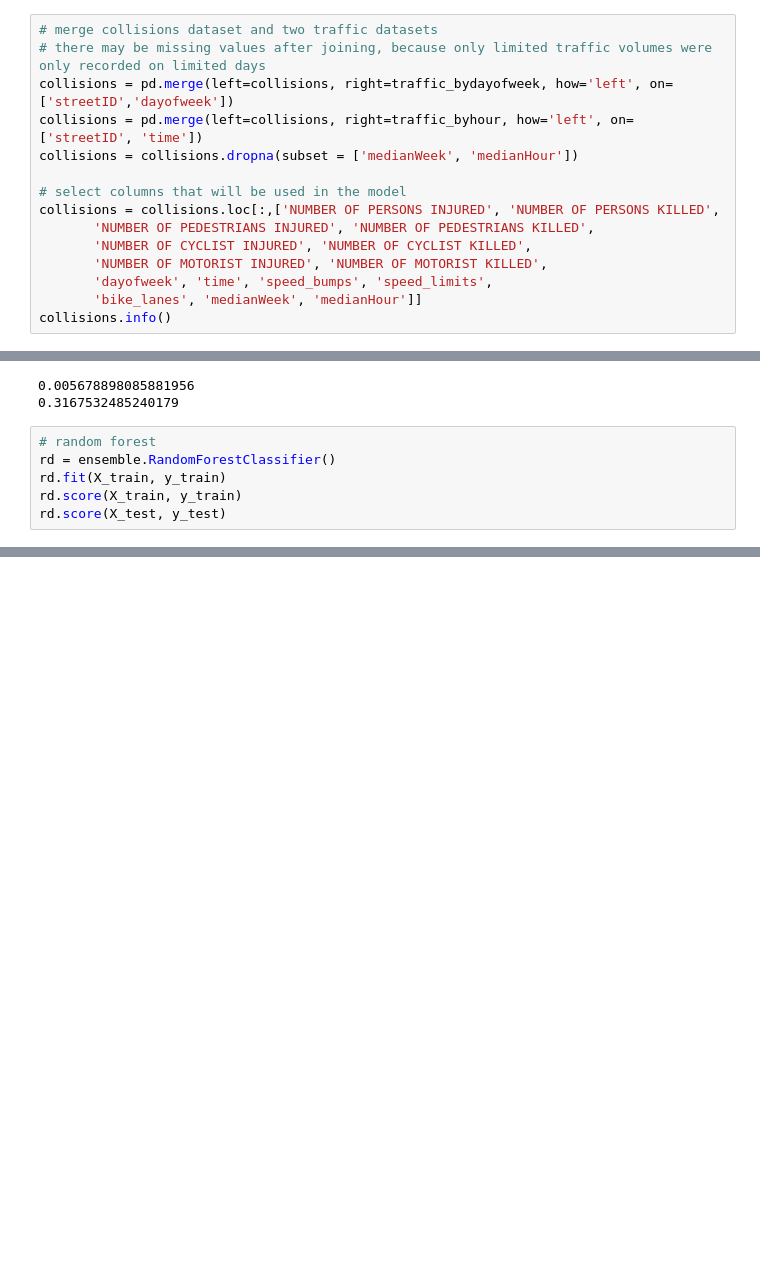
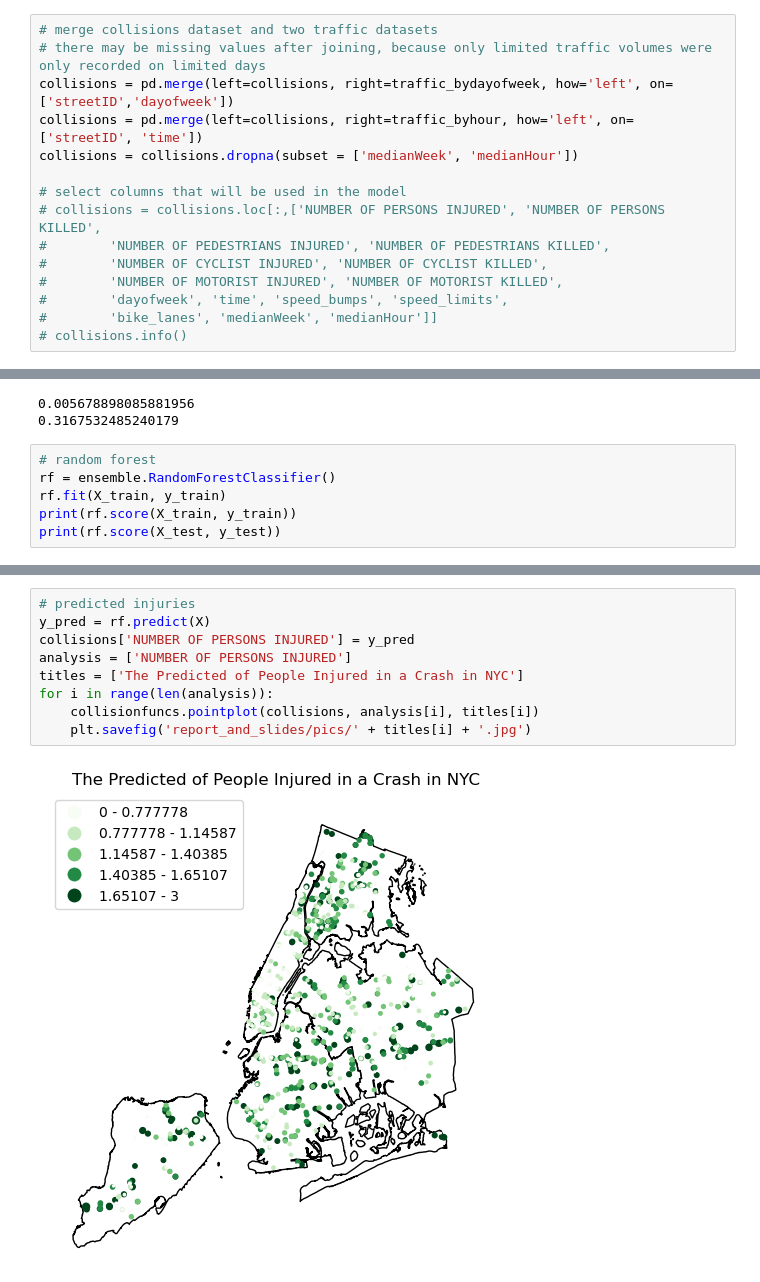
Before and after one commit to aj-cooke/NYC-Traffic-Accidents, a Jupyter notebook: collision_model_injuries.ipynb, the cells around one changed output, grey strips where cells are left out. Drawn from its saved outputs; the diff is of its cells as text; blank space fills up the shorter version.

Commit message:
collisions injuries model update

```diff
--- a/collision_model_injuries.ipynb
+++ b/collision_model_injuries.ipynb
@@ -51,10 +52,10 @@ collisions = pd.merge(left=collisions, right=traffic_byhour, how='left', on=['st
 collisions = collisions.dropna(subset = ['medianWeek', 'medianHour'])
 
 # select columns that will be used in the model
-collisions = collisions.loc[:,['NUMBER OF PERSONS INJURED', 'NUMBER OF PERSONS KILLED',
-       'NUMBER OF PEDESTRIANS INJURED', 'NUMBER OF PEDESTRIANS KILLED',
-       'NUMBER OF CYCLIST INJURED', 'NUMBER OF CYCLIST KILLED',
-       'NUMBER OF MOTORIST INJURED', 'NUMBER OF MOTORIST KILLED',
-       'dayofweek', 'time', 'speed_bumps', 'speed_limits',
-       'bike_lanes', 'medianWeek', 'medianHour']]
-collisions.info()
+# collisions = collisions.loc[:,['NUMBER OF PERSONS INJURED', 'NUMBER OF PERSONS KILLED',
+#        'NUMBER OF PEDESTRIANS INJURED', 'NUMBER OF PEDESTRIANS KILLED',
+#        'NUMBER OF CYCLIST INJURED', 'NUMBER OF CYCLIST KILLED',
+#        'NUMBER OF MOTORIST INJURED', 'NUMBER OF MOTORIST KILLED',
+#        'dayofweek', 'time', 'speed_bumps', 'speed_limits',
+#        'bike_lanes', 'medianWeek', 'medianHour']]
+# collisions.info()
@@ -129,8 +123,8 @@ print(clf.score(X_train, y_train))
 0.3167532485240179
 # %%
 # random forest
-rd = ensemble.RandomForestClassifier()
-rd.fit(X_train, y_train)
-rd.score(X_train, y_train)
-rd.score(X_test, y_test)
+rf = ensemble.RandomForestClassifier()
+rf.fit(X_train, y_train)
+print(rf.score(X_train, y_train))
+print(rf.score(X_test, y_test))
 # %% [output]
@@ -137,0 +135,11 @@ rd.score(X_test, y_test)
+# %%
+# predicted injuries
+y_pred = rf.predict(X)
+collisions['NUMBER OF PERSONS INJURED'] = y_pred
+analysis = ['NUMBER OF PERSONS INJURED']
+titles = ['The Predicted of People Injured in a Crash in NYC']
+for i in range(len(analysis)):
+    collisionfuncs.pointplot(collisions, analysis[i], titles[i])
+    plt.savefig('report_and_slides/pics/' + titles[i] + '.jpg')
+# %% [output]
+[figure, added]
```
Also changed, not shown: parts of 7 cells of this notebook, 10 other files.
